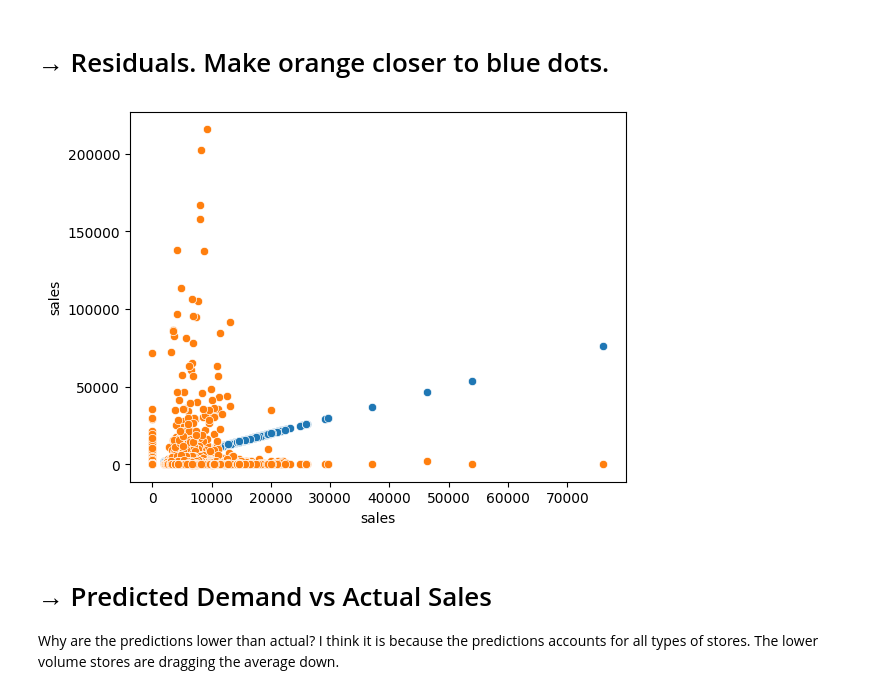
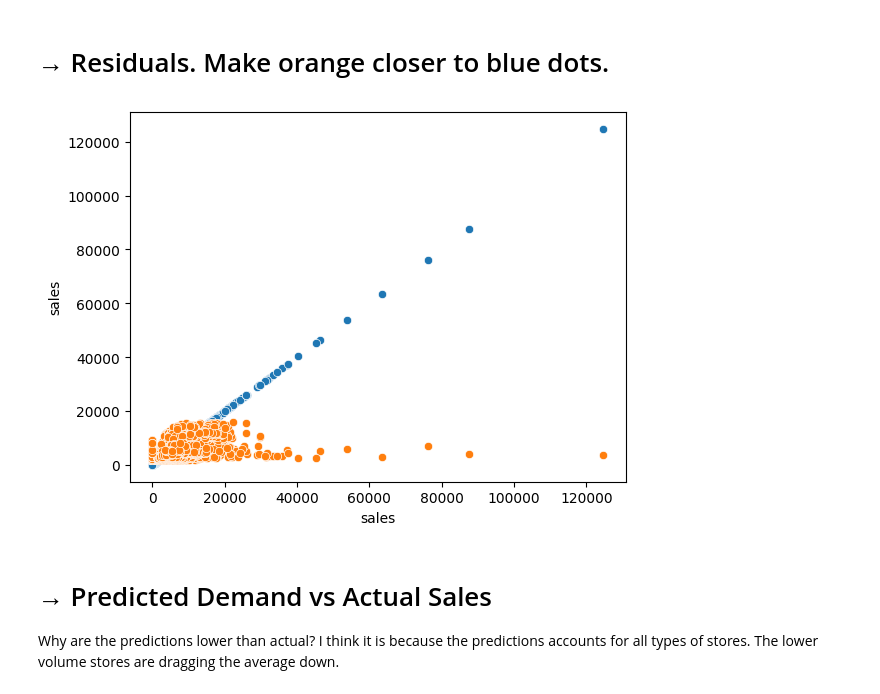
Before and after one commit to cmd-master/store-sales, a Jupyter notebook: store-sales.ipynb, the cells around one changed output. Saved outputs shown, nothing was run; the diff lists cells and outputs as text; code cells hidden in the pictures.

Commit message:
Kaggle Notebook | Store Sales. Linear Regression. [1.98395] | Version 35

```diff
--- a/store-sales.ipynb
+++ b/store-sales.ipynb
@@ -190,7 +190,7 @@ num_pp = Pipeline([
 
 cat_pp = Pipeline([
     ('dataselect', DataSelect(['weekname'
-                               # , 'store_nbr' ## some items not sold on all stores.
+#                                , 'store_nbr' ## some items not sold on all stores.
                               ]))
     , ('encoder', OneHotEncoder(sparse_output=False, handle_unknown='ignore'))
 ])
@@ -200,6 +200,6 @@ pipe = FeatureUnion([
     , ('cat', cat_pp)
 ])
 
-pipe.fit(train)
+# pipe.fit(train)
 # train_pp = pipe.transform(train)
 # test_pp = pipe.transform(test)
@@ -251,20 +235,25 @@ def makePredictions(d, m, p):
     x = p[mem].transform(d)
     return pd.Series(m[mem].predict(x), index=d.index)
 # %%
-preds = train.groupby(['family', 'store_type']).apply(makePredictions, models, pipes)
+train['preds'] = (train.groupby(['family', 'store_type'])
+         .apply(makePredictions, models, pipes)
+         .reset_index(['family', 'store_type'], drop=True))
-# %%
-train['preds'] = preds.reset_index(drop=True)
 # %% [markdown]
 # → Residuals. Make orange closer to blue dots.
 # %%
-g = train.query('family == "GROCERY I" and store_type == "A"')
+g = train.query('family == "GROCERY I"').copy()
+models, pipes = trainModels(g)
+
+g['preds'] = (g.groupby(['family', 'store_type'])
+              .apply(makePredictions, models, pipes)
+              .reset_index(['family', 'store_type'], drop=True))
 x = g[target]
-y = train['preds']
+y = g['preds']
 sns.scatterplot(x=x,y=x);
 sns.scatterplot(x=x,y=y);
 # improve this. you are in the right direction.
 # %% [output]
-[figure, old version]
+[figure, new version]
 # %% [markdown]
 # → Predicted Demand vs Actual Sales
 Why are the predictions lower than actual? I think it is because the predictions accounts for all types of stores. The lower volume stores are dragging the average down.
```
Also changed, not shown: parts of 8 cells of this notebook.
